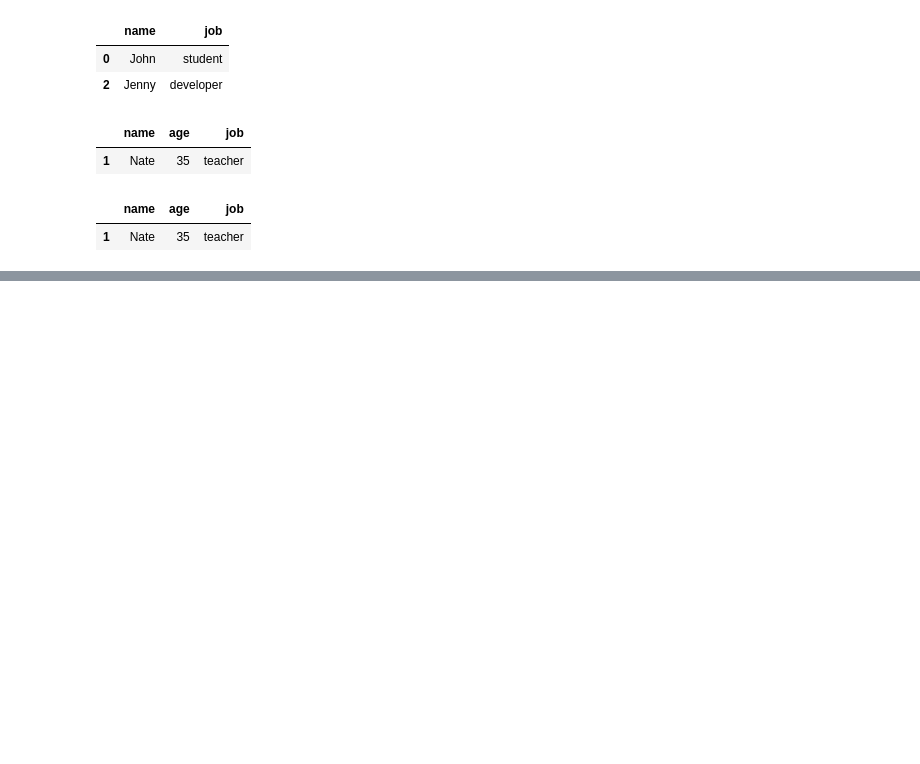
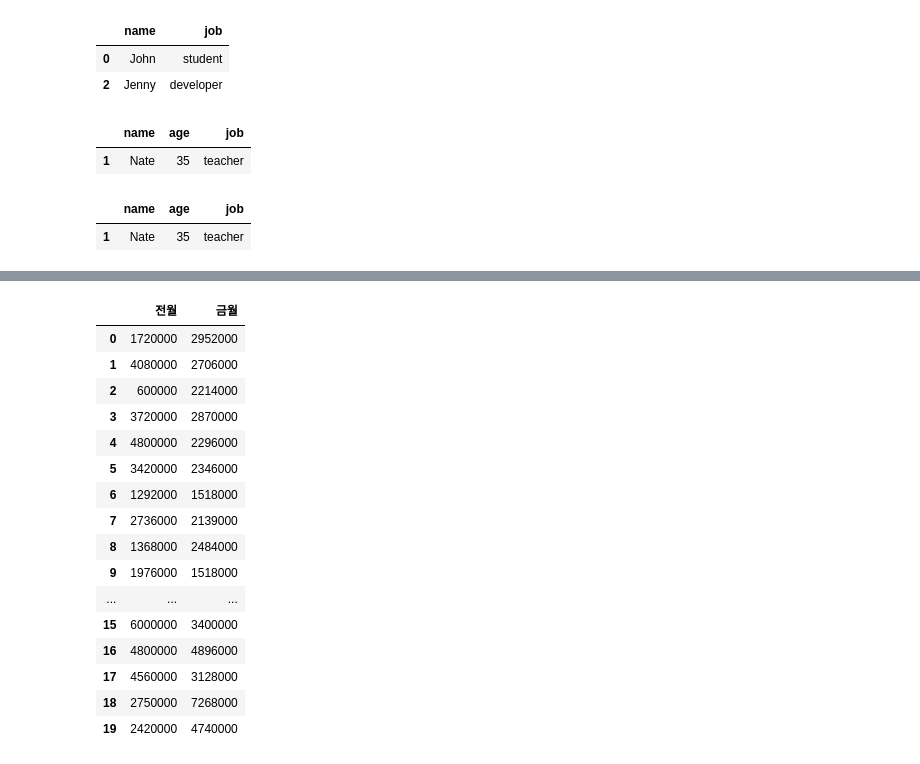
Before and after one commit to cauda25/pandassource, a Jupyter notebook: subset.ipynb, the cells around one changed output, grey strips where cells are left out. Drawn from its saved outputs; the diff is of its cells as text; code cells hidden in the pictures; blank space fills up the shorter version.

```diff
--- a/subset.ipynb
+++ b/subset.ipynb
@@ -244,0 +336,20 @@ friend_df.query("age>25" and "name=='Nate'")
+# %%
+df.filter(regex="월")
+# %% [output]
+|  | 전월 | 금월 |
+| 0 | 1720000 | 2952000 |
+| 1 | 4080000 | 2706000 |
+| 2 | 600000 | 2214000 |
+| 3 | 3720000 | 2870000 |
+| 4 | 4800000 | 2296000 |
+| 5 | 3420000 | 2346000 |
+| 6 | 1292000 | 1518000 |
+| 7 | 2736000 | 2139000 |
+| 8 | 1368000 | 2484000 |
+| 9 | 1976000 | 1518000 |
+| ... | ... | ... |
+| 15 | 6000000 | 3400000 |
+| 16 | 4800000 | 4896000 |
+| 17 | 4560000 | 3128000 |
+| 18 | 2750000 | 7268000 |
+| 19 | 2420000 | 4740000 |
```
Also changed, not shown: parts of 15 cells of this notebook, 1 other file.
